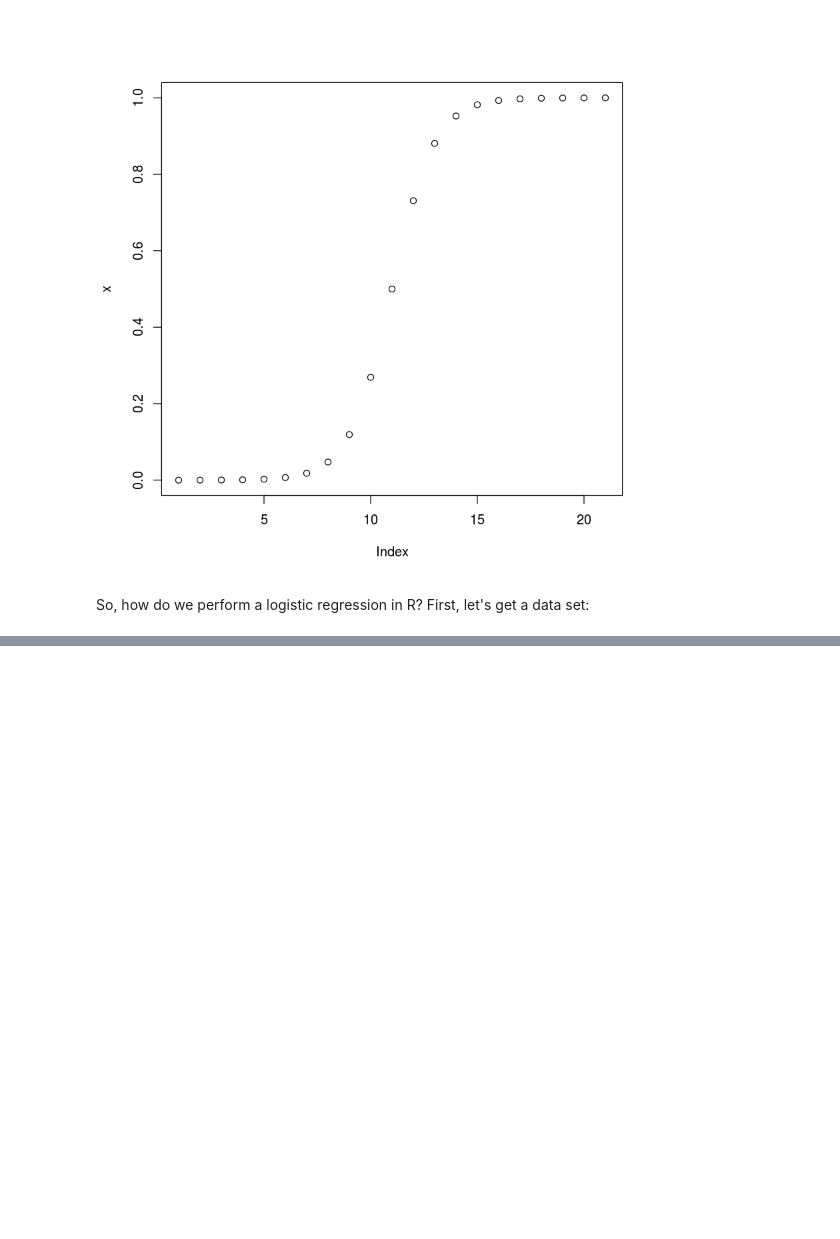
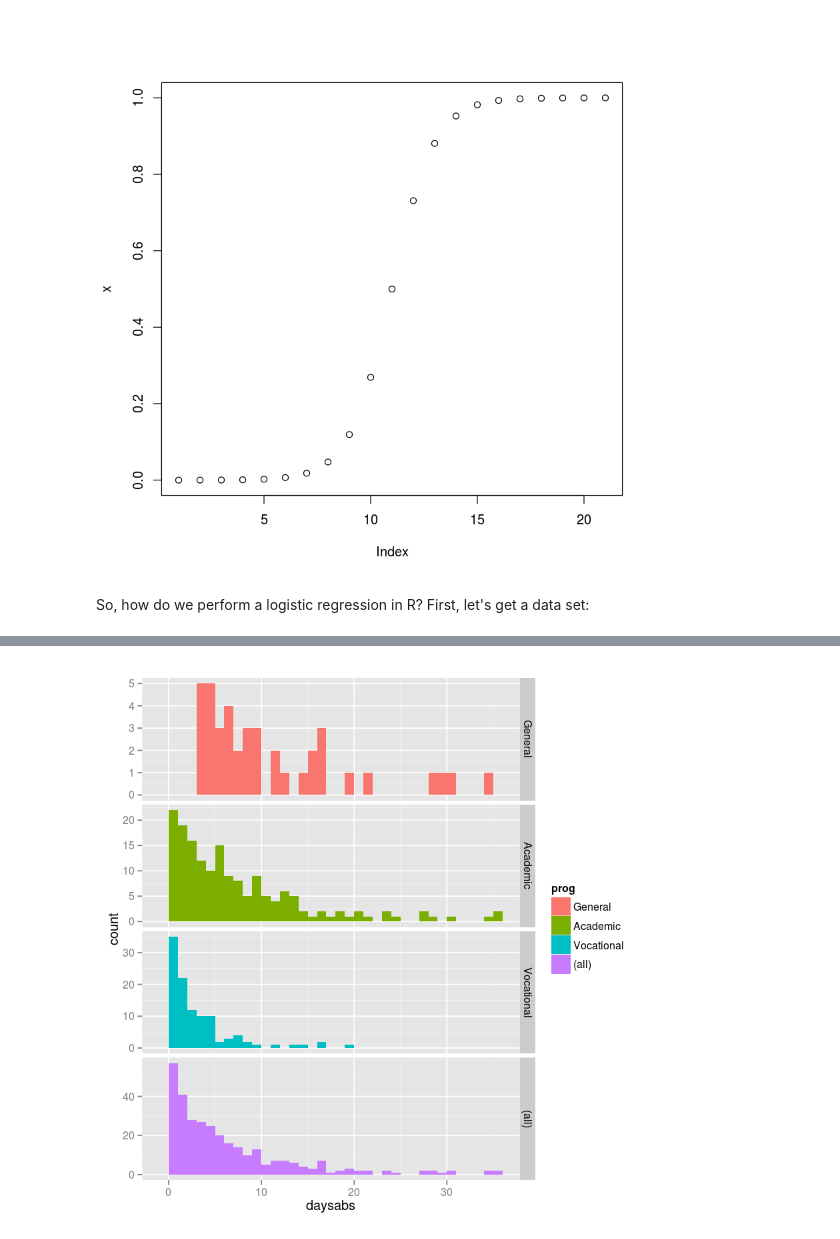
Before and after one commit to duke-biostats/ngs-2015, a Jupyter notebook: Wk2_Tue/LogisticRegression.ipynb, the cells around one changed output, grey strips where cells are left out. Saved outputs shown, nothing was run; the diff lists cells and outputs as text; code cells hidden in the pictures; blank space fills up the shorter version.

```diff
--- a/Wk2_Tue/LogisticRegression.ipynb
+++ b/Wk2_Tue/LogisticRegression.ipynb
@@ -133,0 +177,5 @@ Number of Fisher Scoring iterations: 5
+# %%
+library(foreign)
+library(ggplot2)
+library(MASS)
+dat <- read.dta("http://www.ats.ucla.edu/stat/stata/dae/nb_data.dta")
@@ -133,0 +202,7 @@ Number of Fisher Scoring iterations: 5
+# %%
+dat <- within(dat, {
+    prog <- factor(prog, levels = 1:3, labels = c("General", "Academic", "Vocational"))
+    id <- factor(id)
+})
+
+summary(dat)
@@ -133,0 +218,5 @@ Number of Fisher Scoring iterations: 5
+# %%
+ggplot(dat, aes(daysabs, fill = prog)) + geom_histogram(binwidth = 1) + facet_grid(prog ~
+    ., margins = TRUE, scales = "free")
+# %% [output]
+[figure, added]
```
Also changed, not shown: parts of 23 cells of this notebook.
